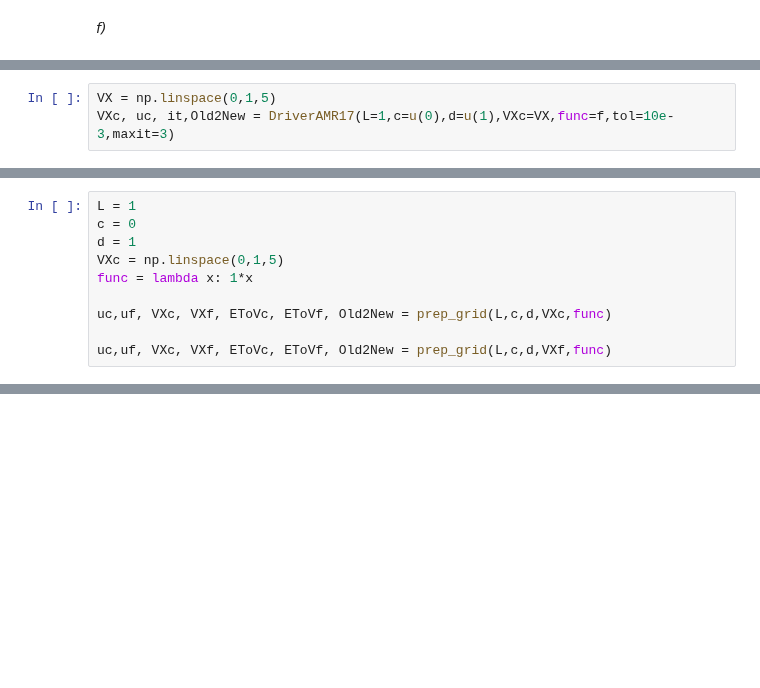
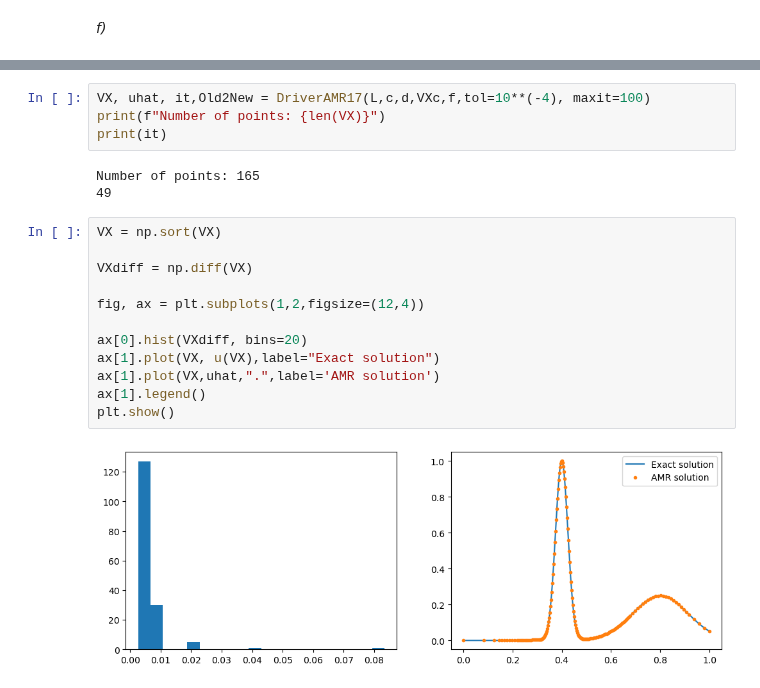
Before and after one commit to MarcusKNielsen/FEM, a Jupyter notebook: Problem1-7.ipynb, the cells around one changed output, grey strips where cells are left out. Saved outputs shown, nothing was run; the diff lists cells and outputs as text; blank space fills up the shorter version.

```diff
--- a/Problem1-7.ipynb
+++ b/Problem1-7.ipynb
@@ -264,3 +242,0 @@ def DriverAMR17(L,c,d,VXc,func,tol, maxit):
-# %%
-VX = np.linspace(0,1,5)
-VXc, uc, it,Old2New = DriverAMR17(L=1,c=u(0),d=u(1),VXc=VX,func=f,tol=10e-3,maxit=3)
@@ -299,10 +242,0 @@ def prep_grid(L,c,d,VXc,func):
-# %%
-L = 1
-c = 0
-d = 1
-VXc = np.linspace(0,1,5)
-func = lambda x: 1*x
-
-uc,uf, VXc, VXf, EToVc, EToVf, Old2New = prep_grid(L,c,d,VXc,func)
-
-uc,uf, VXc, VXf, EToVc, EToVf, Old2New = prep_grid(L,c,d,VXf,func)
@@ -332,0 +455,21 @@ print(Old2New)
+# %%
+VX, uhat, it,Old2New = DriverAMR17(L,c,d,VXc,f,tol=10**(-4), maxit=100)
+print(f"Number of points: {len(VX)}")
+print(it)
+# %% [output]
+Number of points: 165
+49
+# %%
+VX = np.sort(VX)
+
+VXdiff = np.diff(VX)
+
+fig, ax = plt.subplots(1,2,figsize=(12,4))
+
+ax[0].hist(VXdiff, bins=20)
+ax[1].plot(VX, u(VX),label="Exact solution")
+ax[1].plot(VX,uhat,".",label='AMR solution')
+ax[1].legend()
+plt.show()
+# %% [output]
+[figure, added]
```
Also changed, not shown: parts of 18 cells of this notebook.
